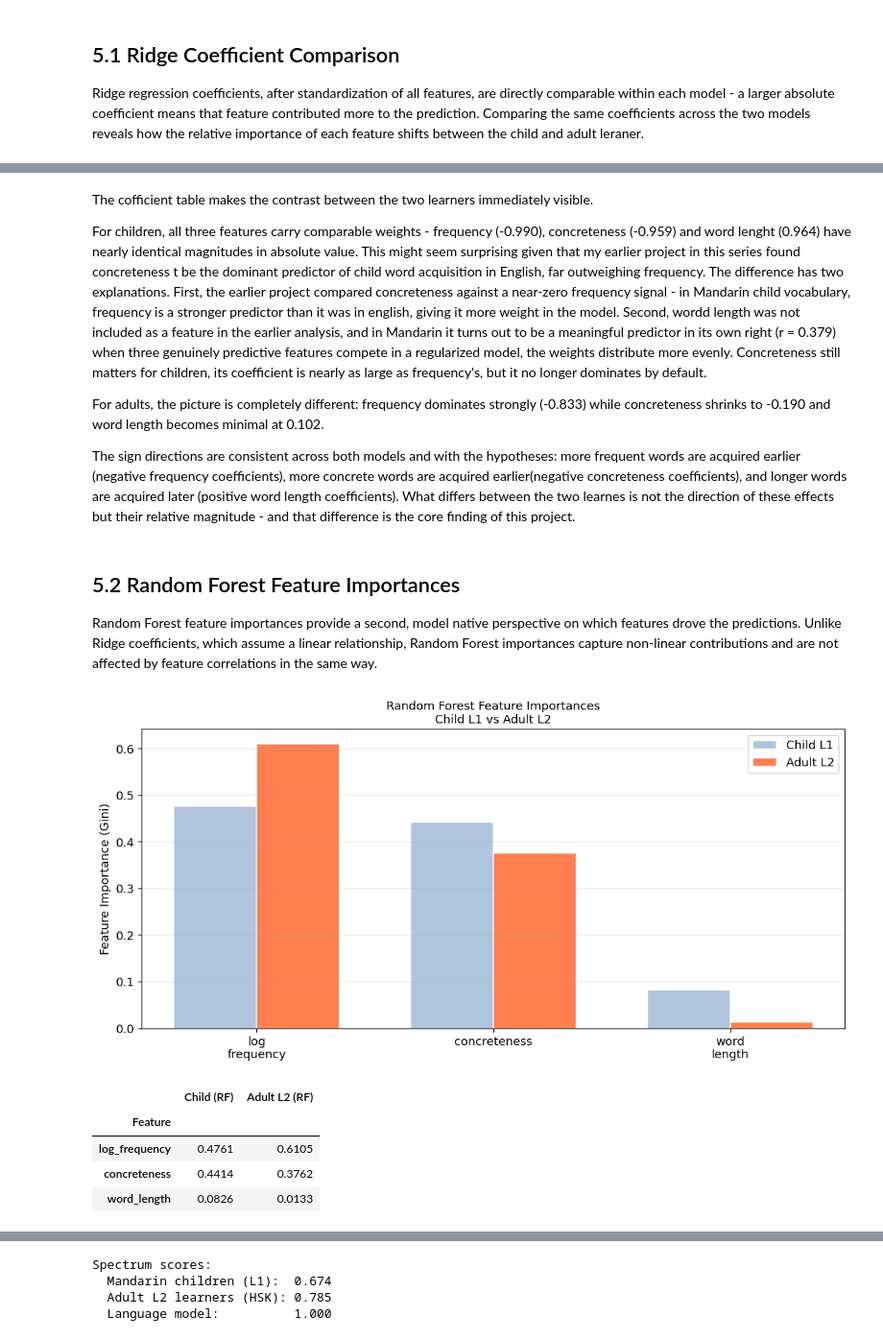
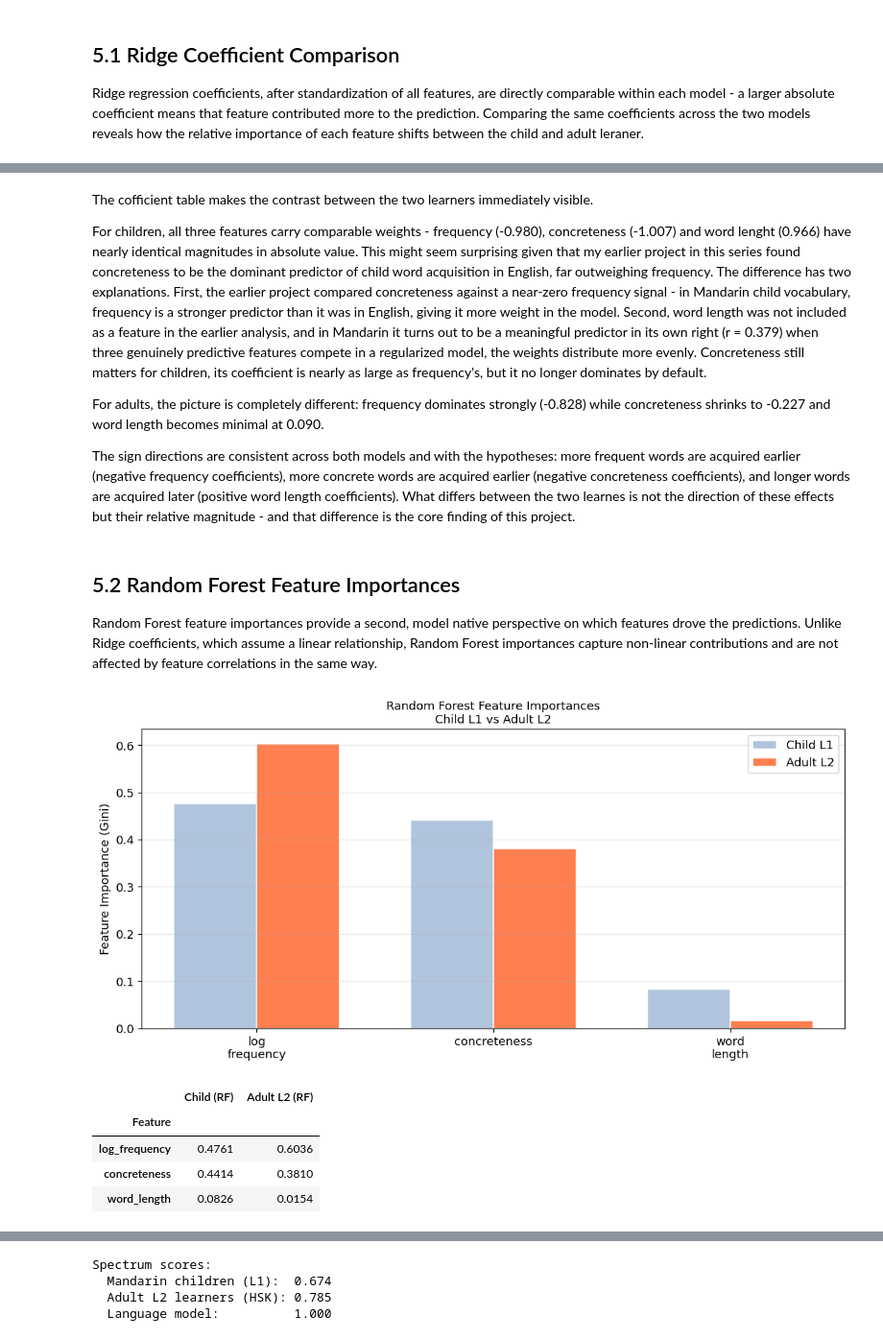
Before and after one commit to Slavena1/Softuni-Machine-Learning-Final-Project, a Jupyter notebook: notebook/analysis.ipynb, the cells around one changed output, grey strips where cells are left out. Shown at 96% size. Drawn from its saved outputs; the diff is of its cells as text; code cells hidden in the pictures.

```diff
--- a/notebook/analysis.ipynb
+++ b/notebook/analysis.ipynb
@@ -390,10 +294,6 @@ Mandarin contains a class of words formed by doubling a single character, for ex
 
 Their concreteness is derived from the base character's rating in the Liu et al. dataset, because linguistically reduplicated words derive their meaning entirely from the base character.
 # %%
-def is_reduplication(word):
-    """Return True if word is a two-character reduplication (e.g. 妈妈)."""
-    return len(word) == 2 and word[0] == word[1]
-
 # Build lookup from Liu et al. normalized scores
 liu_lookup = dict(zip(df_liu['word'], df_liu['concreteness_norm']))
 
@@ -402,7 +302,7 @@ missing_conc_words = df_aoa[
     ~df_aoa['word'].isin(df_concrete_combined['word'])
 ]['word'].tolist()
 
-reduplications = [w for w in missing_conc_words if is_reduplication(w)]
+reduplications = [w for w in missing_conc_words if dp.is_reduplication(w)]
 print(f"Reduplicated words missing concreteness: {len(reduplications)}")
 print(reduplications)
 
@@ -1033,29 +890,24 @@ Random Forest classification provides two things the regression models do not -
 
 For the child model, AoA is binned into three equal-frequency classes (early, middle, late) using quantile-based binning. For the adult model, HSK levels are used directly as six classes.
 # %%
-aoa_bins = pd.qcut(df_child_analysis['aoa'], q=3,
-                    labels=['early', 'middle', 'late'])
-y_child_class = aoa_bins.values
+df_child_analysis['aoa_class'] = pd.qcut(
+    df_child_analysis['aoa'], q=3, labels=['early', 'middle', 'late'])
 
-X_c_tr_c, X_c_te_c, y_c_tr_c, y_c_te_c = train_test_split(
-    X_child_scaled, y_child_class,
-    test_size=0.25, random_state=42,
-    stratify=y_child_class)
+X_c_tr_c, X_c_te_c, y_c_tr_c, y_c_te_c, idx_c_tr_c, idx_c_te_c = mdl.split_raw(
+    df_child_analysis, FEATURES, 'aoa_class', stratify_col='aoa_class')
 
-rf_child = RandomForestClassifier(n_estimators=200, random_state=42)
-rf_child.fit(X_c_tr_c, y_c_tr_c)
+rf_child = mdl.fit_rf_classifier(X_c_tr_c, y_c_tr_c)
 
 print("Child AoA — Random Forest (early / middle / late):")
 print(classification_report(y_c_te_c,
                              rf_child.predict(X_c_te_c)))
 
 cv_rf_child = cross_val_score(
-    RandomForestClassifier(n_estimators=200, random_state=42),
-    X_child_scaled, y_child_class,
+    rf_child, X_c_tr_c, y_c_tr_c,
     cv=KFold(n_splits=5, shuffle=True, random_state=42),
     scoring='accuracy')
 print(f"CV Accuracy (5-fold): {cv_rf_child.mean():.3f} "
-      f"± {cv_rf_child.std():.3f}")
+      f"\u00b1 {cv_rf_child.std():.3f}")
 # %% [output]
 Child AoA — Random Forest (early / middle / late):
               precision    recall  f1-score   support
@@ -1072,11 +924,10 @@ CV Accuracy (5-fold): 0.510 ± 0.038
 # %%
-X_a_tr_c, X_a_te_c, y_a_tr_c, y_a_te_c = train_test_split(
-    X_adult_scaled, y_adult.astype(int),
-    test_size=0.25, random_state=42,
-    stratify=y_adult.astype(int))
+df_adult_analysis['hsk_class'] = df_adult_analysis['hsk_level'].astype(int)
 
-rf_adult = RandomForestClassifier(n_estimators=200, random_state=42)
-rf_adult.fit(X_a_tr_c, y_a_tr_c)
+X_a_tr_c, X_a_te_c, y_a_tr_c, y_a_te_c, idx_a_tr_c, idx_a_te_c = mdl.split_raw(
+    df_adult_analysis, FEATURES, 'hsk_class', stratify_col='hsk_class')
+
+rf_adult = mdl.fit_rf_classifier(X_a_tr_c, y_a_tr_c)
 
 print("HSK Level — Random Forest (6 classes):")
 print(classification_report(y_a_te_c,
@@ -1085,12 +936,11 @@ print(classification_report(y_a_te_c,
                                            for i in range(1, 7)]))
 
 cv_rf_adult = cross_val_score(
-    RandomForestClassifier(n_estimators=200, random_state=42),
-    X_adult_scaled, y_adult.astype(int),
+    rf_adult, X_a_tr_c, y_a_tr_c,
     cv=KFold(n_splits=5, shuffle=True, random_state=42),
     scoring='accuracy')
 print(f"CV Accuracy (5-fold): {cv_rf_adult.mean():.3f} "
-      f"± {cv_rf_adult.std():.3f}")
+      f"\u00b1 {cv_rf_adult.std():.3f}")
 # %% [output]
 HSK Level — Random Forest (6 classes):
               precision    recall  f1-score   support
@@ -1274,47 +1120,47 @@ display(coef_df.set_index('Feature').round(4))
 # %% [markdown]
 The cofficient table makes the contrast between the two learners immediately visible.
 
-For children, all three features carry comparable weights - frequency (-0.990), concreteness (-0.959) and word lenght (0.964) have nearly identical magnitudes in absolute value. This might seem surprising given that my earlier project in this series found concreteness t be the dominant predictor of child word acquisition in English, far outweighing frequency. The difference has two explanations. First, the earlier project compared concreteness against a near-zero frequency signal - in Mandarin child vocabulary, frequency is a stronger predictor than it was in english, giving it more weight in the model. Second, wordd length was not included as a feature in the earlier analysis, and in Mandarin it turns out to be a meaningful predictor in its own right (r = 0.379) when three genuinely predictive features compete in a regularized model, the weights distribute more evenly. Concreteness still matters for children, its coefficient is nearly as large as frequency's, but it no longer dominates by default.
+For children, all three features carry comparable weights - frequency (-0.980), concreteness (-1.007) and word lenght (0.966) have nearly identical magnitudes in absolute value. This might seem surprising given that my earlier project in this series found concreteness to be the dominant predictor of child word acquisition in English, far outweighing frequency. The difference has two explanations. First, the earlier project compared concreteness against a near-zero frequency signal - in Mandarin child vocabulary, frequency is a stronger predictor than it was in English, giving it more weight in the model. Second, word length was not included as a feature in the earlier analysis, and in Mandarin it turns out to be a meaningful predictor in its own right (r = 0.379) when three genuinely predictive features compete in a regularized model, the weights distribute more evenly. Concreteness still matters for children, its coefficient is nearly as large as frequency's, but it no longer dominates by default.
 
-For adults, the picture is completely different: frequency dominates strongly (-0.833) while concreteness shrinks to -0.190 and word length becomes minimal at 0.102.
+For adults, the picture is completely different: frequency dominates strongly (-0.828) while concreteness shrinks to -0.227 and word length becomes minimal at 0.090.
 
-The sign directions are consistent across both models and with the hypotheses: more frequent words are acquired earlier (negative frequency coefficients), more concrete words are acquired earlier(negative concreteness coefficients), and longer words are acquired later (positive word length coefficients). What differs between the two learnes is not the direction of these effects but their relative magnitude - and that difference is the core finding of this project.
+The sign directions are consistent across both models and with the hypotheses: more frequent words are acquired earlier (negative frequency coefficients), more concrete words are acquired earlier (negative concreteness coefficients), and longer words are acquired later (positive word length coefficients). What differs between the two learnes is not the direction of these effects but their relative magnitude - and that difference is the core finding of this project.
 # %% [markdown]
 ## 5.2 Random Forest Feature Importances
 Random Forest feature importances provide a second, model native perspective on which features drove the predictions. Unlike Ridge coefficients, which assume a linear relationship, Random Forest importances capture non-linear contributions and are not affected by feature correlations in the same way.
 # %%
 imp_df = pd.DataFrame({
     'Feature':       FEATURES,
-    'Child (RF)':    rf_child.feature_importances_,
-    'Adult L2 (RF)': rf_adult.feature_importances_
+    'Child (RF)':    rf_child.named_steps['rf'].feature_importances_,
+    'Adult L2 (RF)': rf_adult.named_steps['rf'].feature_importances_
 })
 
 fig, ax = plt.subplots(figsize=(10, 5))
 x = np.arange(len(FEATURES))
 
 ax.bar(x - w/2, imp_df['Child (RF)'], w,
        label='Child L1',
        color='lightsteelblue', edgecolor='white')
 ax.bar(x + w/2, imp_df['Adult L2 (RF)'], w,
        label='Adult L2',
        color='coral', edgecolor='white')
 
 ax.set_xticks(x)
 ax.set_xticklabels([f.replace('_', '\n') for f in FEATURES])
 ax.set_ylabel('Feature Importance (Gini)')
 ax.set_title('Random Forest Feature Importances\n'
              'Child L1 vs Adult L2', fontsize=11)
 ax.legend()
 ax.grid(axis='y', alpha=0.3)
 plt.tight_layout()
 plt.show()
 
 display(imp_df.set_index('Feature').round(4))
 # %% [output]
-[figure, old version]
+[figure, new version]
 |  | Child (RF) | Adult L2 (RF) |
 | Feature |  |  |
-| log_frequency | 0.4761 | 0.6105 |
-| concreteness | 0.4414 | 0.3762 |
-| word_length | 0.0826 | 0.0133 |
+| log_frequency | 0.4761 | 0.6036 |
+| concreteness | 0.4414 | 0.3810 |
+| word_length | 0.0826 | 0.0154 |
 # %% [markdown]
```
Also changed, not shown: parts of 37 cells of this notebook, 1 other file.
